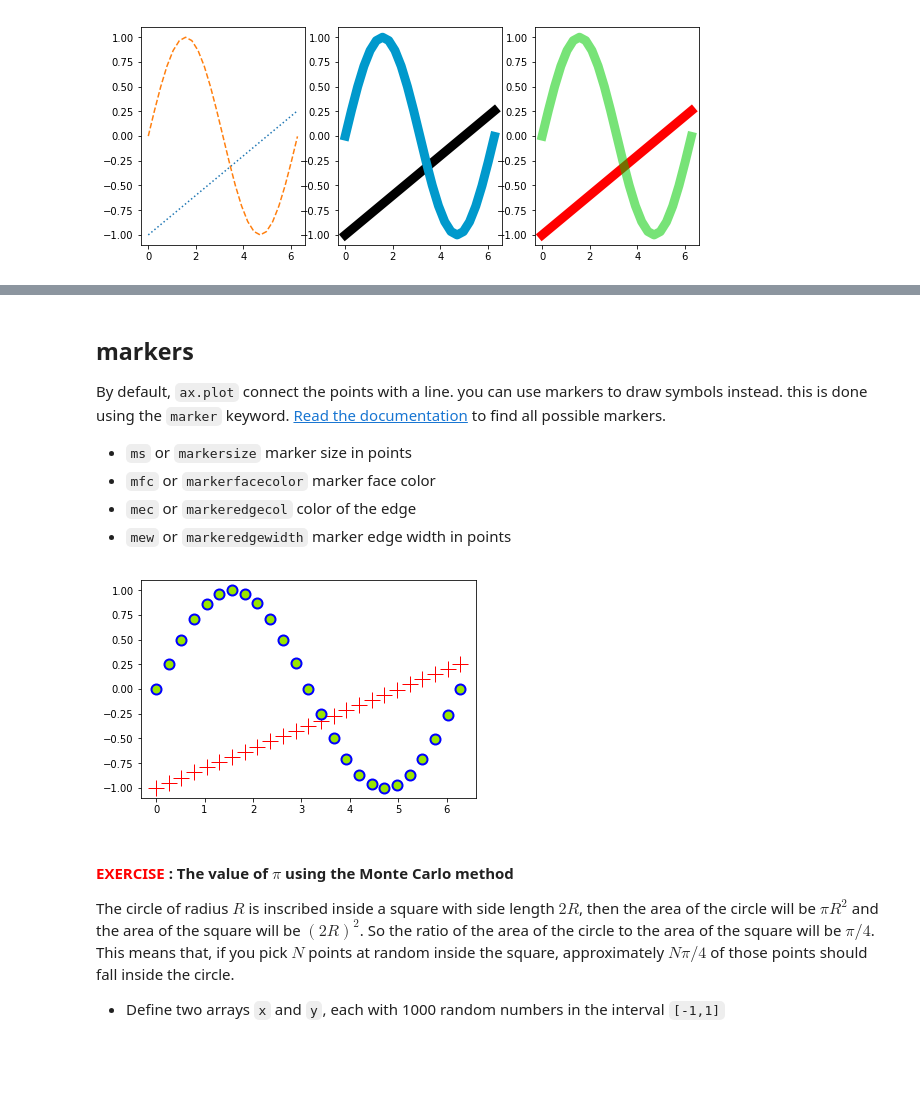
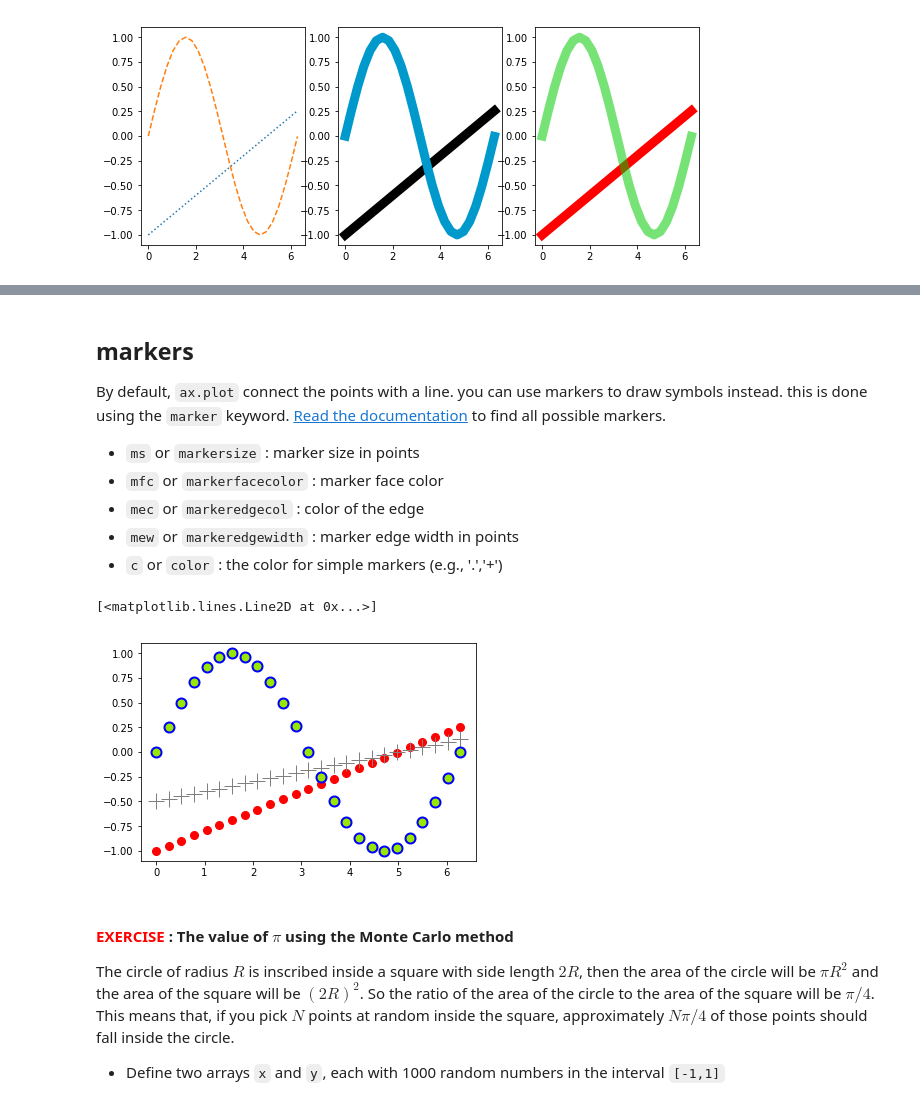
Before and after one commit to marcogullieuszik/astromundus2017_python, a Jupyter notebook: NOTEBOOKS/07_MATPLOTLIB/matplotlib.ipynb, the cells around one changed output, grey strips where cells are left out. Cells and saved outputs as stored; diff of their text form; code cells hidden in the pictures; blank space fills up the shorter version.

Commit message:
updated 07_MATPLOTLIB

```diff
--- a/NOTEBOOKS/07_MATPLOTLIB/matplotlib.ipynb
+++ b/NOTEBOOKS/07_MATPLOTLIB/matplotlib.ipynb
@@ -129,16 +136,19 @@ By default, `ax.plot` connect the points with a line.
 you can use markers to draw symbols instead. this is done using the `marker` keyword.
 [Read the documentation](https://matplotlib.org/api/markers_api.html) to find all possible markers.
 
-* `ms` or `markersize`  marker size in points
-* `mfc` or `markerfacecolor` marker face color
-* `mec` or `markeredgecol` color of the edge
-* `mew` or `markeredgewidth` marker edge width in points
+* `ms`  or `markersize` : marker size in points
+* `mfc` or `markerfacecolor` : marker face color
+* `mec` or `markeredgecol` : color of the edge
+* `mew` or `markeredgewidth` : marker edge width in points
+* `c`   or `color` : the color for simple markers (e.g., '.','+')
 # %%
 fig,ax=plt.subplots() # subplots return both the fig and one axes
-ax.plot(x,y1,"+",ms=16,c="r")
-p,=ax.plot(x,y2,"o",ms=10,mec="b",mfc=(.6,.9,0),mew=2)
+ax.plot(x,y1  ,".",ms=16,c='r')
+ax.plot(x,y1/2,"+",ms=16,c=(.5,.5,.5))
+ax.plot(x,y2  ,"o",ms=10,mec="b",mfc=(.6,.9,0),mew=2)
 # %% [output]
+[<matplotlib.lines.Line2D at 0x...>]
-[figure, old version]
+[figure, new version]
 # %% [markdown]
 #### <font color='red'>EXERCISE</font> : The value of $\pi$ using the Monte Carlo method
 
```
Also changed, not shown: parts of 20 cells of this notebook, 2 other files.
